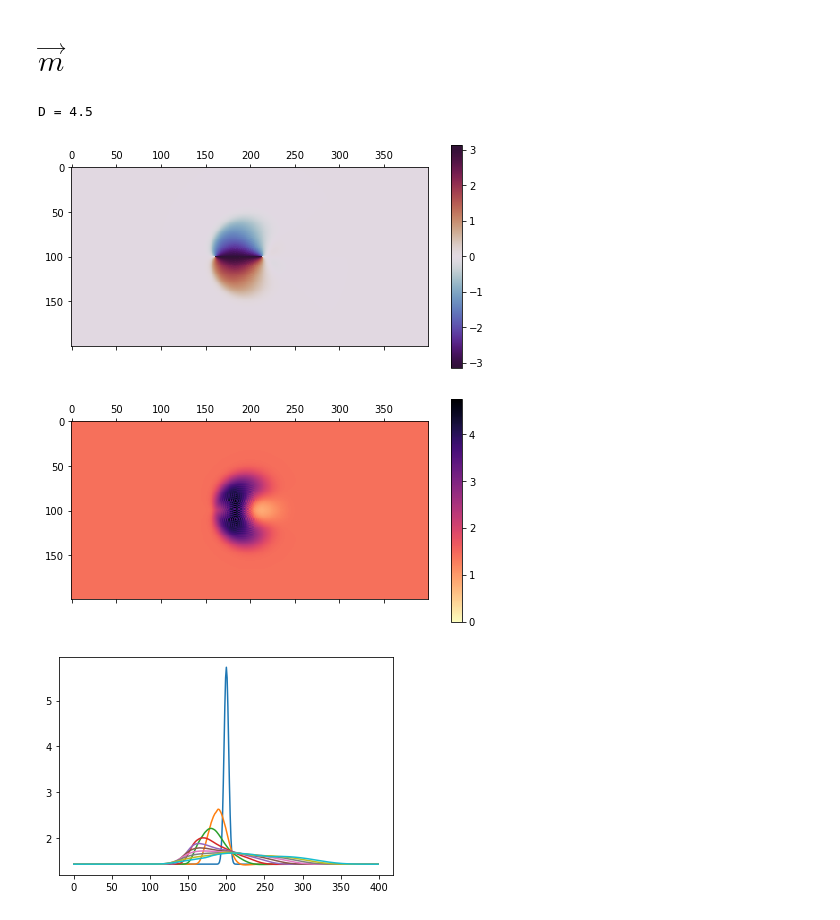
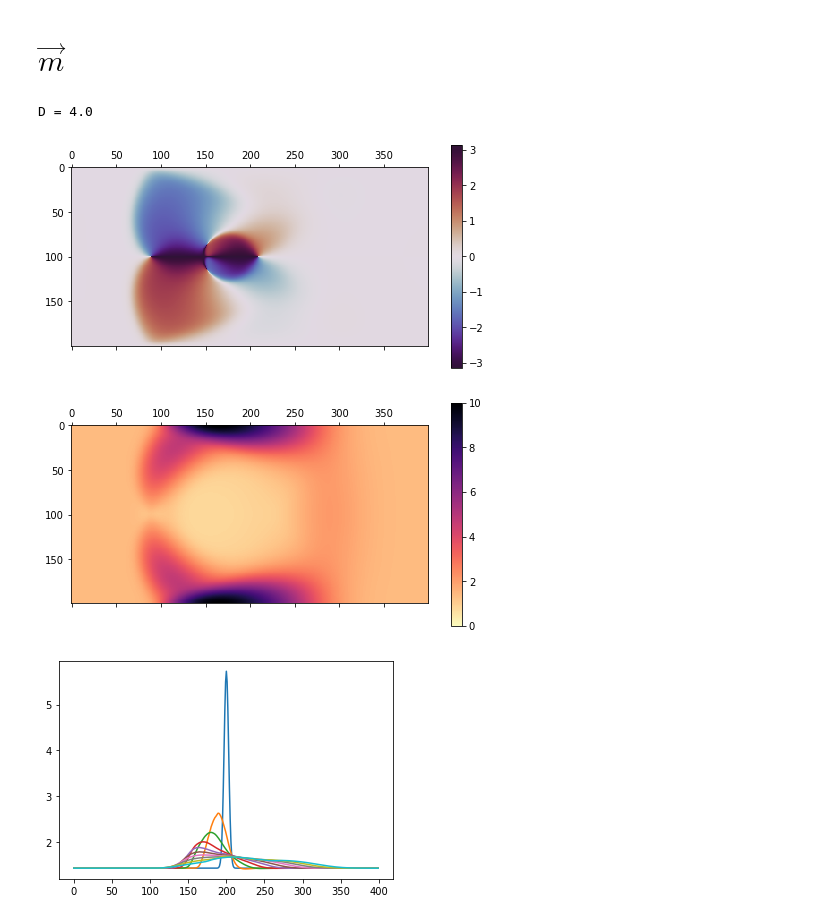
Before and after one commit to BrieucB/AI2d, a Jupyter notebook: AI2D_hydro/PDE_liq_destab_2d.ipynb, the cells around one changed output. Saved outputs shown, nothing was run; the diff lists cells and outputs as text; code cells hidden in the pictures.

```diff
--- a/AI2D_hydro/PDE_liq_destab_2d.ipynb
+++ b/AI2D_hydro/PDE_liq_destab_2d.ipynb
@@ -43,6 +43,3 @@ def update_X(X, v, D, beta, dt, dx, ly):
     return(np.concatenate([drho, dm]))
 # %% [markdown]
 # Phase diagram $(D, \rho_0)$
-# %%
-data_liq=pd.read_csv('D_rhol_ml.dat')
-data_liq
@@ -410,18 +392,22 @@ vec_t=np.arange(0,tmax,dt)
 
 v=1
 beta=2
+# %%
+mxl_vec=np.loadtxt('mxl_vec_m.dat')
+rhol_vec=np.loadtxt('rho_vec_m.dat')
 # %%
 # INITIAL CONDITION : fluctuation in liq phase
 nD=-1
-D=list_D_2[nD]
+D=list_D[nD]
 print('D =', D)
 
 rho=rhol_vec[nD]*np.ones((ly,lx))
 mx=mxl_vec[nD]*np.ones((ly,lx))
-my=myl_vec[nD]*np.ones((ly,lx))
+#my=myl_vec[nD]*np.ones((ly,lx))
+my=np.zeros((ly,lx))
 
 
-h0=80
+h0=800
 mx-=3*mx[0,0]*gaussianFluctH(lx, ly, h0)
 #my-=3*my[0,0]*gaussianFluctH(lx, ly, h0)
 
@@ -429,7 +415,7 @@ rho+=rho[0,0]*gaussianFluctH(lx, ly, h0)
 
 X=np.concatenate([rho, mx, my])
 # %% [output]
-D = 4.5
+D = 4.0
 # %%
 prof_rho=[]
 prof_mx=[]
@@ -462,21 +448,21 @@ for t in vec_t:
     prof_mx.append(mx)
     prof_my.append(my)
 # %%
-t=150
+t=800
 mxp=prof_mx[t].copy()
 myp=prof_my[t].copy()
 
 rhop=prof_rho[t].copy()
 vmax=np.max(rhop)
 
 plt.matshow(np.arctan2(myp,mxp), cmap='twilight_shifted', vmin=-np.pi, vmax=np.pi)
 plt.colorbar()
 
 plt.matshow(rhop, cmap='magma_r', vmin=0, vmax=vmax)
 plt.colorbar();
 # %% [output]
-[figure, old version]
+[figure, new version]
-[figure, old version]
+[figure, new version]
 # %%
 for t in np.arange(0, np.int64(tmax/dt),100):
     plt.plot(np.mean(prof_rho[t],0))
```
Also changed, not shown: parts of 3 cells of this notebook, 30 other files.
